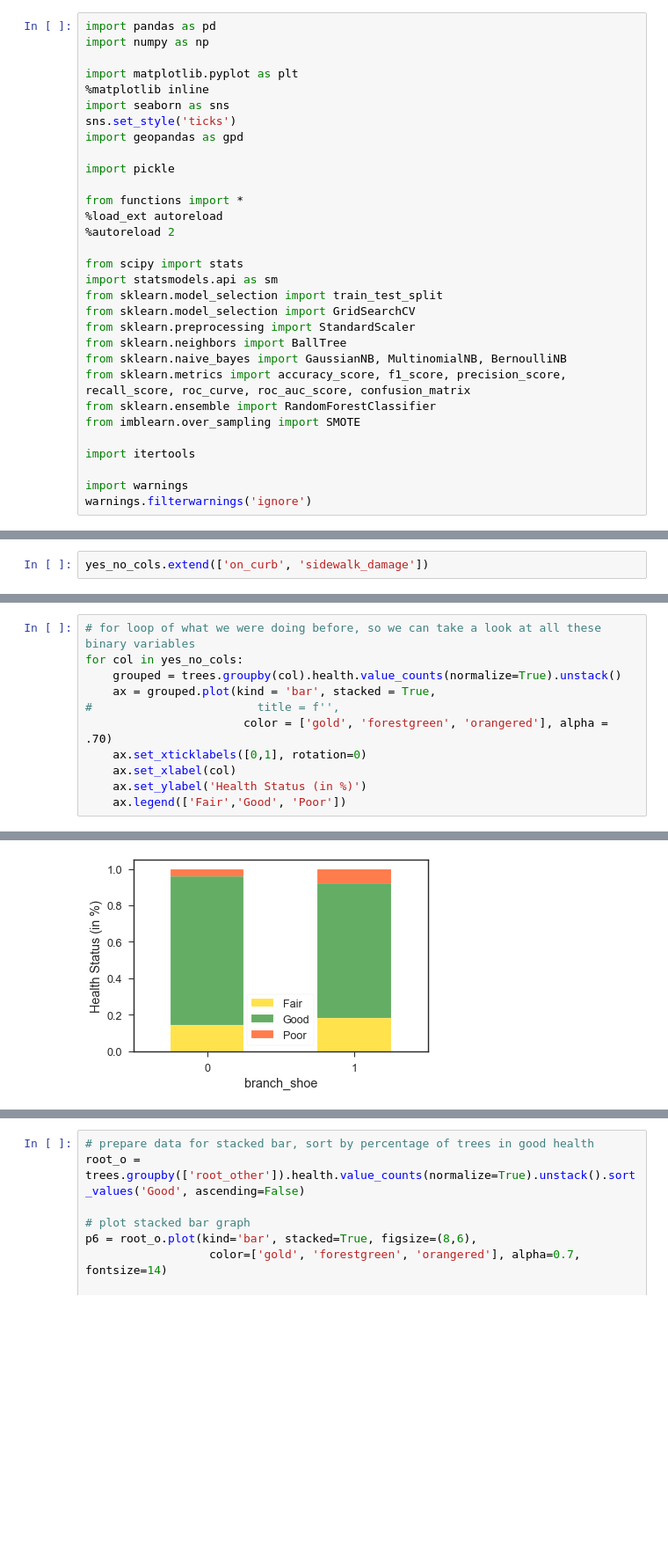
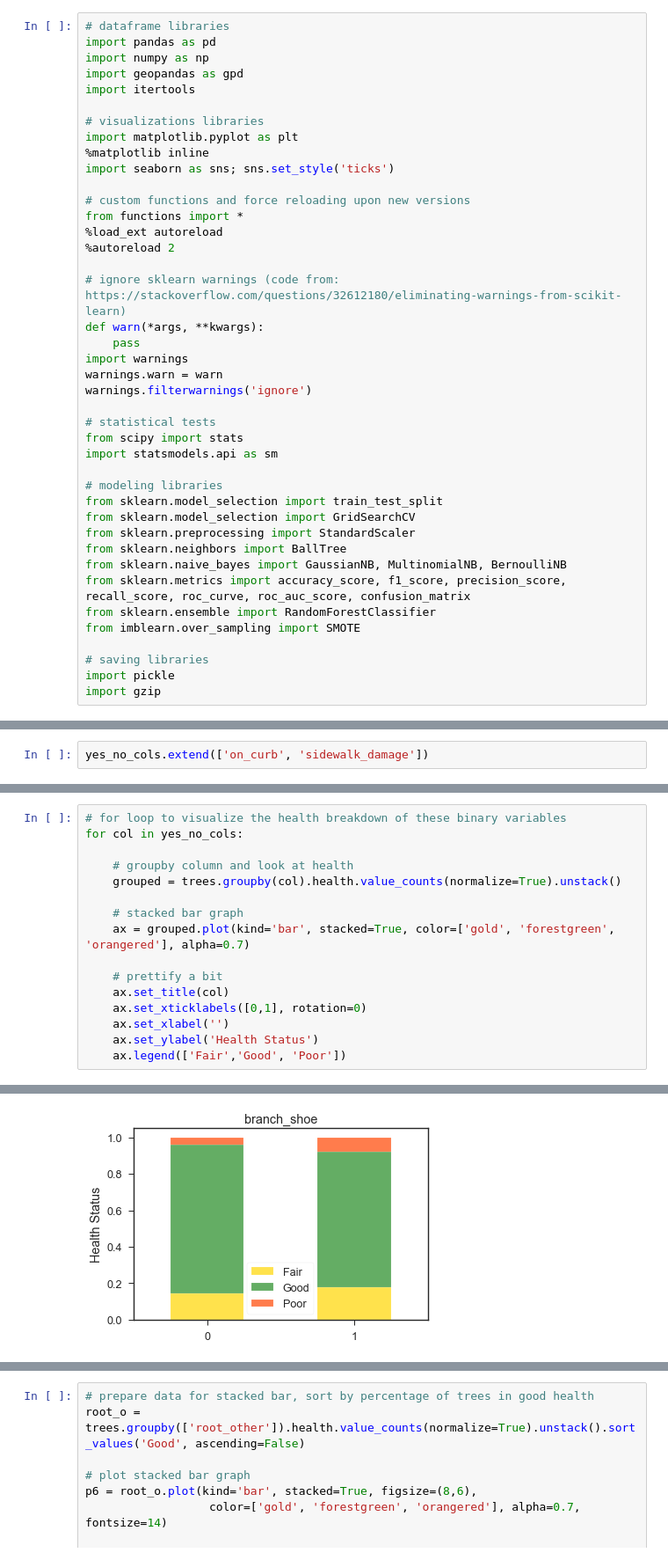
Before and after one commit to p-szymo/nyc_trees, a Jupyter notebook: nyc_trees_final_workbook.ipynb, the cells around one changed output, grey strips where cells are left out. Shown at 88% size. Drawn from its saved outputs; the diff is of its cells as text; blank space fills up the shorter version.

```diff
--- a/nyc_trees_final_workbook.ipynb
+++ b/nyc_trees_final_workbook.ipynb
@@ -6,21 +10,32 @@
 # %%
+# dataframe libraries
 import pandas as pd
 import numpy as np
+import geopandas as gpd
+import itertools
 
+# visualizations libraries
 import matplotlib.pyplot as plt
 %matplotlib inline
-import seaborn as sns
-sns.set_style('ticks')
-import geopandas as gpd
+import seaborn as sns; sns.set_style('ticks')
 
-import pickle
-
+# custom functions and force reloading upon new versions
 from functions import *
 %load_ext autoreload
 %autoreload 2
 
+# ignore sklearn warnings (code from: https://stackoverflow.com/questions/32612180/eliminating-warnings-from-scikit-learn)
+def warn(*args, **kwargs):
+    pass
+import warnings
+warnings.warn = warn
+warnings.filterwarnings('ignore')
+
+# statistical tests
 from scipy import stats
 import statsmodels.api as sm
+
+# modeling libraries
 from sklearn.model_selection import train_test_split
 from sklearn.model_selection import GridSearchCV
 from sklearn.preprocessing import StandardScaler
@@ -30,10 +45,9 @@ from sklearn.metrics import accuracy_score, f1_score, precision_score, recall_sc
 from sklearn.ensemble import RandomForestClassifier
 from imblearn.over_sampling import SMOTE
 
-import itertools
-
-import warnings
-warnings.filterwarnings('ignore')
+# saving libraries
+import pickle
+import gzip
 # %% [output]
 Using TensorFlow backend.
 # %% [markdown]
@@ -966,12 +994,17 @@ yes_no_cols.extend(['on_curb', 'sidewalk_damage'])
 # %%
-# for loop of what we were doing before, so we can take a look at all these binary variables
+# for loop to visualize the health breakdown of these binary variables
 for col in yes_no_cols:
+
+    # groupby column and look at health
     grouped = trees.groupby(col).health.value_counts(normalize=True).unstack()
-    ax = grouped.plot(kind = 'bar', stacked = True,
-#                        title = f'',
-                       color = ['gold', 'forestgreen', 'orangered'], alpha = .70)
+
+    # stacked bar graph
+    ax = grouped.plot(kind='bar', stacked=True, color=['gold', 'forestgreen', 'orangered'], alpha=0.7)
+
+    # prettify a bit
+    ax.set_title(col)
     ax.set_xticklabels([0,1], rotation=0)
-    ax.set_xlabel(col)
-    ax.set_ylabel('Health Status (in %)')
+    ax.set_xlabel('')
+    ax.set_ylabel('Health Status')
     ax.legend(['Fair','Good', 'Poor'])
 # %% [output]
@@ -985 +1018 @@ for col in yes_no_cols:
-[figure, old version]
+[figure, new version]
```
Also changed, not shown: parts of 128 cells of this notebook, 8 other files.
